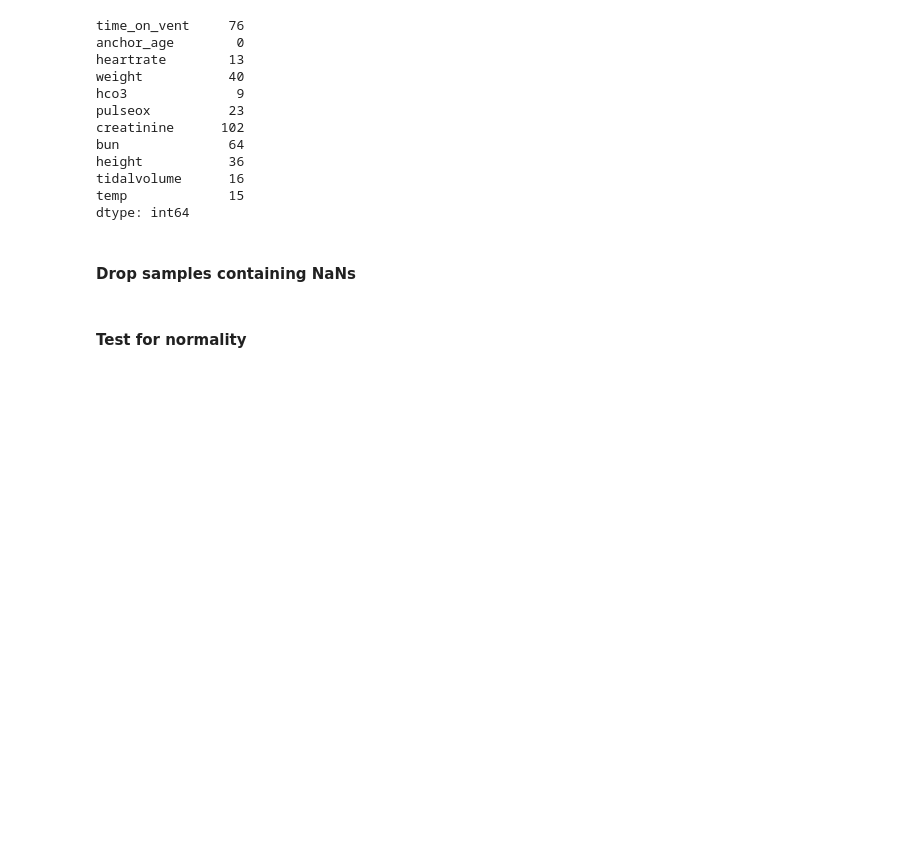
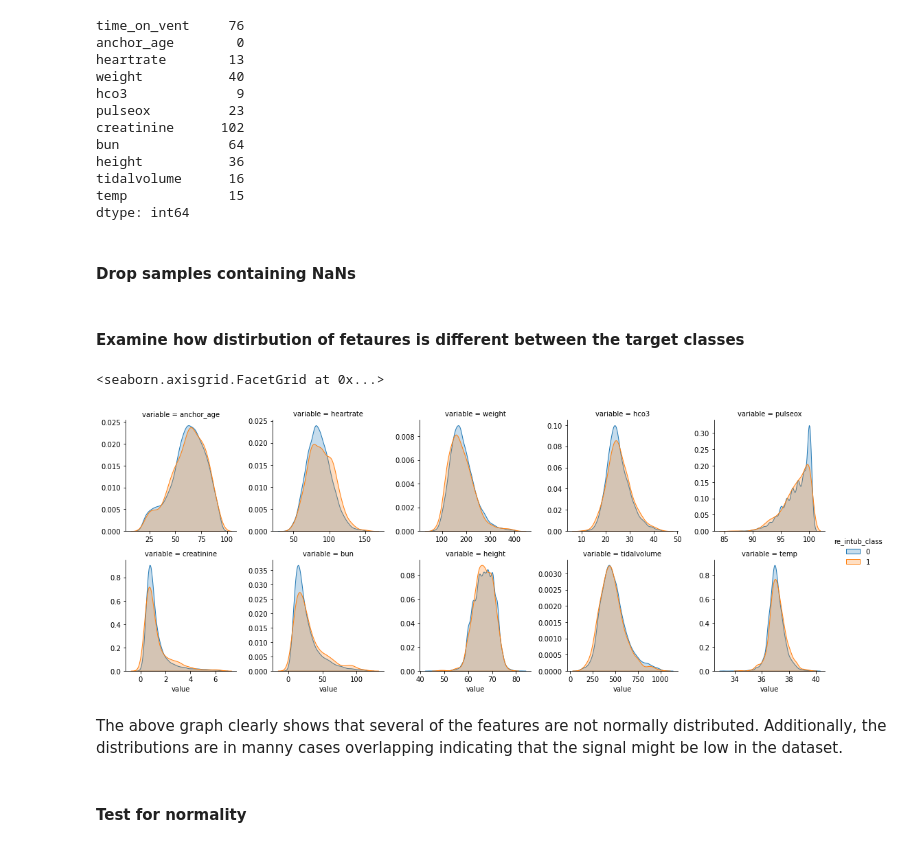
Before and after one commit to anne717/ventilator-insight, a Jupyter notebook: notebooks/06a_EDA_labs_strip.ipynb, the cells around one changed output. Cells and saved outputs as stored; diff of their text form; code cells hidden in the pictures; blank space fills up the shorter version.

```diff
--- a/notebooks/06a_EDA_labs_strip.ipynb
+++ b/notebooks/06a_EDA_labs_strip.ipynb
@@ -91,6 +91,25 @@ dtype: int64
 #### Drop samples containing NaNs
 # %%
 df_continuous.dropna(inplace=True)
+# %% [markdown]
+#### Examine how distirbution of fetaures is different between the target classes
+# %%
+df_class = df_features.copy()
+df_class = df_features['re_intub_class'] # extratct class from data
+# %%
+# Merge class data with continuous feature data for visualization purposes
+df_to_fig = pd.merge(left = df_continuous, right=df_class, how = 'inner',left_index = True, right_index = True)
+# %%
+# Melt data table so can plot easily using Facet Grid below
+df_melt = pd.melt(df_to_fig, df_to_fig.columns[-1], df_to_fig.columns[1:-1])
+# %%
+g = sns.FacetGrid(df_melt, col="variable", hue="re_intub_class", col_wrap=5, sharex = False, sharey = False)
+g.map(sns.kdeplot, "value", shade=True).add_legend()
+# %% [output]
+<seaborn.axisgrid.FacetGrid at 0x...>
+[figure, added]
+# %% [markdown]
+The above graph clearly shows that several of the features are not normally distributed. Additionally, the distributions are in manny cases overlapping indicating that the signal might be low in the dataset.
 # %% [markdown]
 #### Test for normality
 # %%
```
Also changed, not shown: parts of 1 cell of this notebook, 5 other files.
